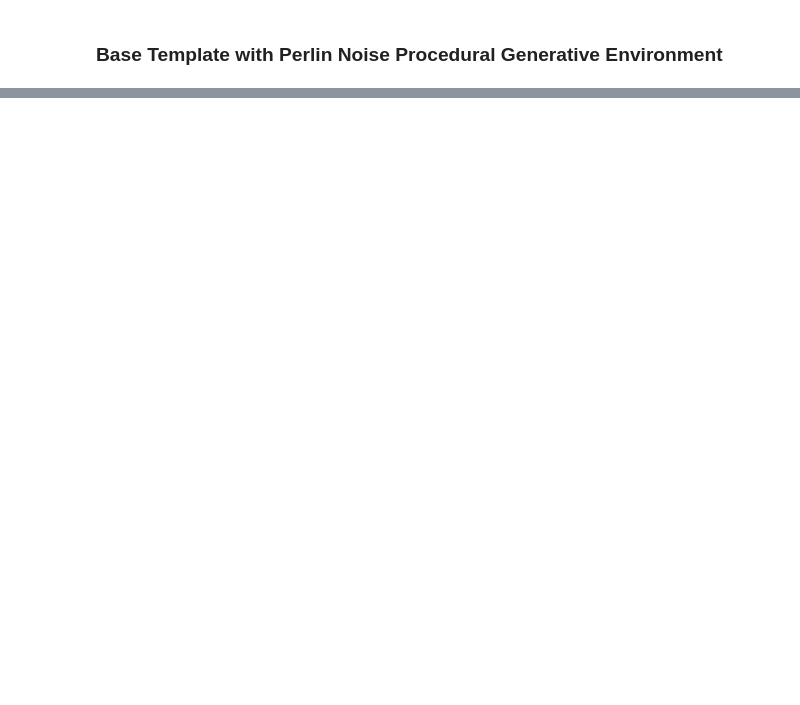
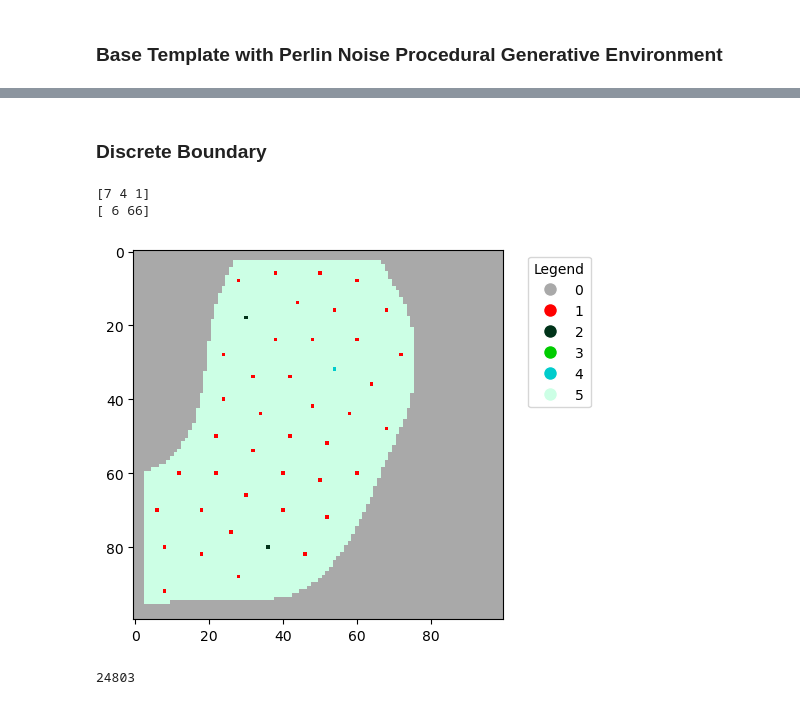
Before and after one commit to Jaywhisker/HDB_Planters, a Jupyter notebook: hdb-spatial-placement/notebooks/base.ipynb, the cells around one changed output, grey strips where cells are left out. Saved outputs shown, nothing was run; the diff lists cells and outputs as text; code cells hidden in the pictures; blank space fills up the shorter version.

```diff
--- a/hdb-spatial-placement/notebooks/base.ipynb
+++ b/hdb-spatial-placement/notebooks/base.ipynb
@@ -3,2 +1540,34 @@
+# %%
+eval_env = customDensitySpatialEnv(random.randint(0,1), random.uniform(1,2))
+obs, info = eval_env.reset(None, None)
+total_reward = 0
+
+for i in range(1000):
+    # Get action from the model
+    action, _ = model.predict(obs)  # Get the predicted action
+    obs, reward, done, trunacted, info = eval_env.step(action)  # Step the environment
+    total_reward += reward  # Accumulate rewards
+
+    if done:
+        print(i)
+        eval_env.render()
+        break
+# %%
+eval_env = customDensitySpatialEnv(random.randint(0,1), random.uniform(1,2))
+obs, info = eval_env.reset(None, None)
+total_reward = 0
+
+for i in range(1000):
+    # Get action from the model
+    action, _ = model.predict(obs)  # Get the predicted action
+    obs, reward, done, trunacted, info = eval_env.step(action)  # Step the environment
+    total_reward += reward  # Accumulate rewards
+
+    if done:
+        print(i)
+        eval_env.render()
+        break
+# %% [markdown]
+### Discrete Boundary
 # %%
 import numpy as np
@@ -151,0 +2412,13 @@ class customSpatialEnv(gym.Env):
+# %%
+from stable_baselines3.common.env_checker import check_env
+
+# TEST EXAMPLE
+test = customDiscreteBoundarySpatialEnv(random.uniform(1,2))
+print(test.action_space.sample()) #random action
+print(test.planting_coordinates[0]) #coordinates
+check_env(test)
+test.render()
+# %% [output]
+[7 4 1]
+[ 6 66]
+[figure, added]
@@ -151,0 +2435,5 @@ class customSpatialEnv(gym.Env):
+# %%
+import gc
+gc.collect()
+# %% [output]
+24803
```
Also changed, not shown: parts of 73 cells of this notebook, 3 other files.
